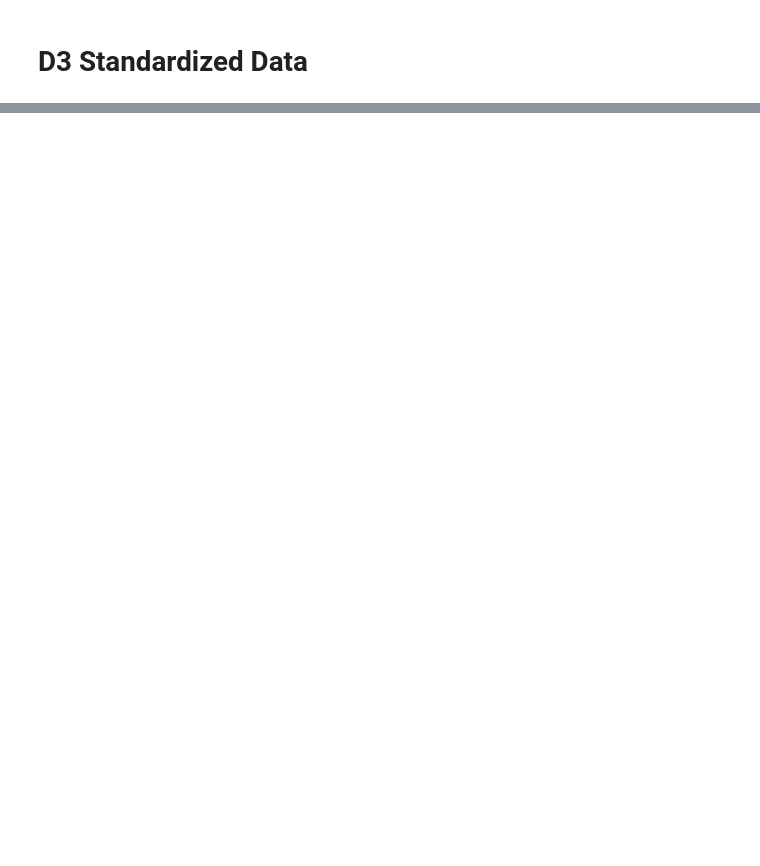
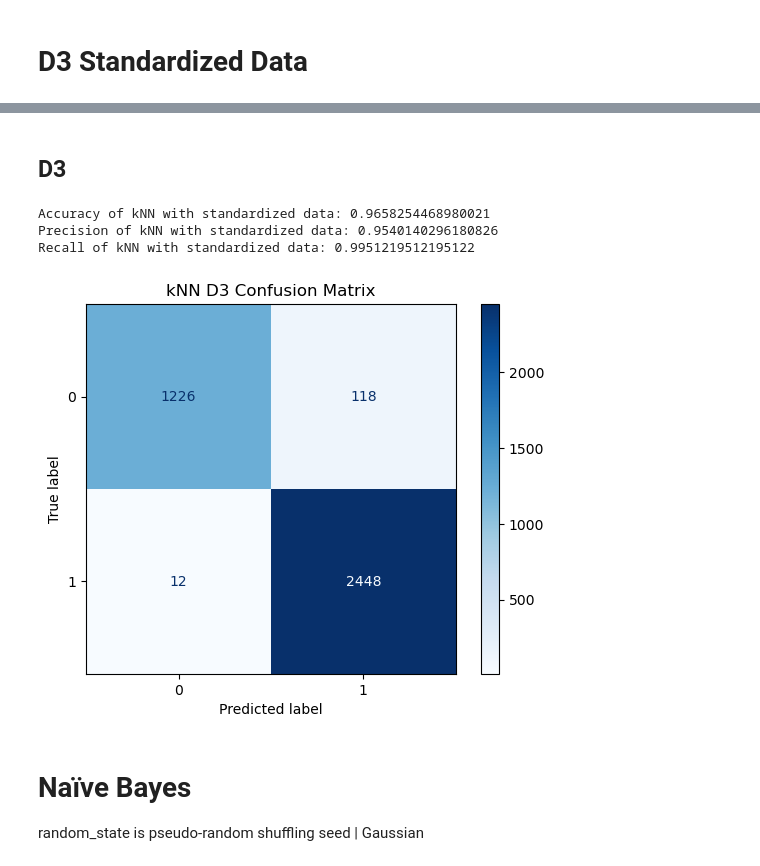
Before and after one commit to nikolaipascual-design/CSCI-111-project, a Jupyter notebook: csci111_mgt.ipynb, the cells around one changed output, grey strips where cells are left out. Drawn from its saved outputs; the diff is of its cells as text; code cells hidden in the pictures; blank space fills up the shorter version.

```diff
--- a/csci111_mgt.ipynb
+++ b/csci111_mgt.ipynb
@@ -97,0 +173,26 @@ X_standardized.describe()
+# %% [markdown]
+## D3
+# %%
+X_train_d3, X_test_d3, y_train, y_test = train_test_split(X_standardized, y_encoded, test_size=knn_test_size, random_state=knn_random_state)
+knn3 = KNeighborsClassifier(n_neighbors=n_neighbors)
+knn3.fit(X_train_d3, y_train)
+
+y_knn_predict3 = knn3.predict(X_test_d3)
+print("Accuracy of kNN with standardized data:", accuracy_score(y_test, y_knn_predict3))
+print("Precision of kNN with standardized data:", precision_score(y_test, y_knn_predict3))
+print("Recall of kNN with standardized data:", recall_score(y_test, y_knn_predict3))
+
+knn_cm3 = confusion_matrix(y_test, y_knn_predict3)
+knn_disp3 = ConfusionMatrixDisplay(confusion_matrix=knn_cm3, display_labels=knn3.classes_)
+knn_disp3.plot(cmap=plt.cm.Blues)
+
+plt.title("kNN D3 Confusion Matrix")
+plt.show()
+# %% [output]
+Accuracy of kNN with standardized data: 0.9658254468980021
+Precision of kNN with standardized data: 0.9540140296180826
+Recall of kNN with standardized data: 0.9951219512195122
+[figure, added]
+# %% [markdown]
+# Naïve Bayes
+random_state is pseudo-random shuffling seed | Gaussian
```
Also changed, not shown: parts of 18 cells of this notebook.
